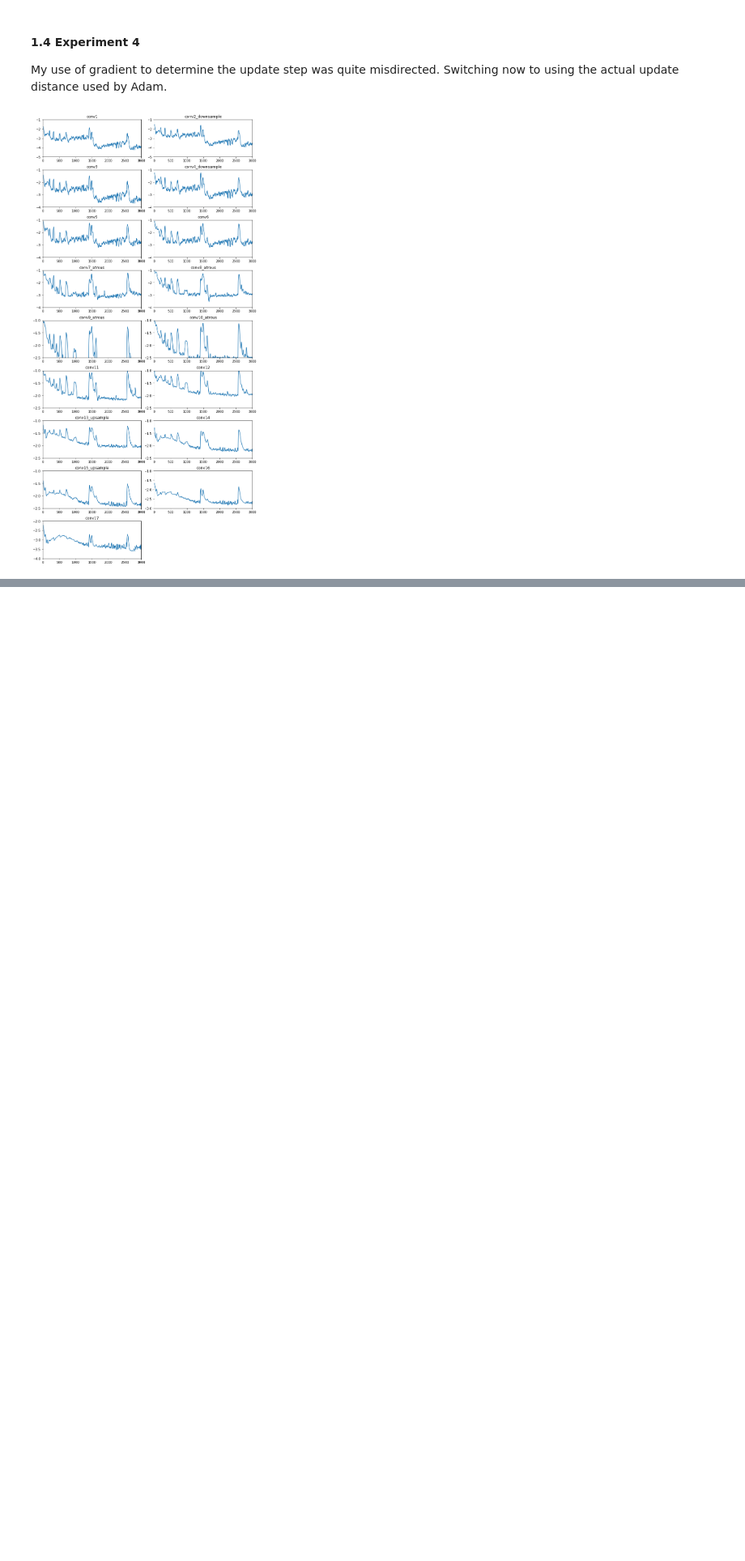
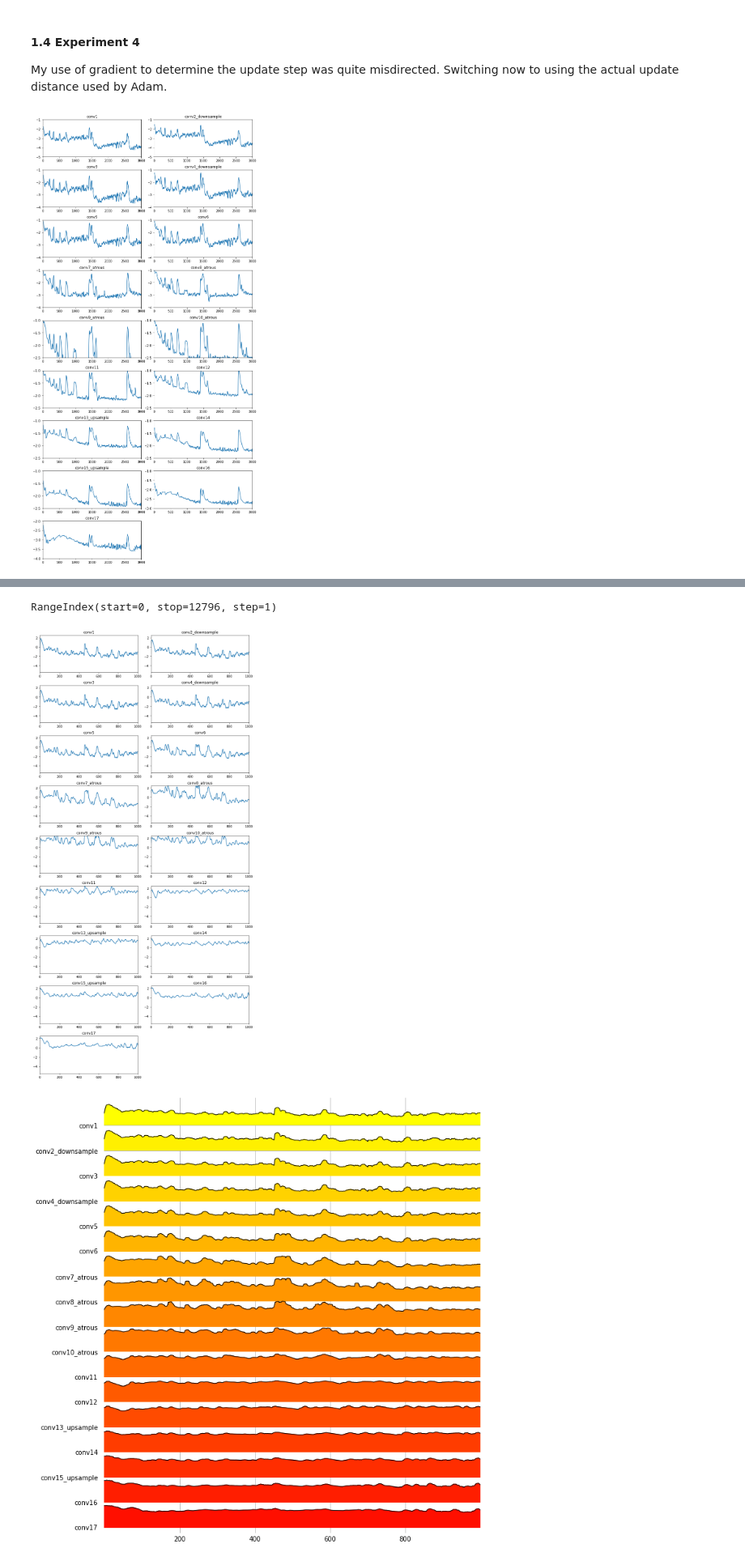
Before and after one commit to kevindoran/dip, a Jupyter notebook: notebooks/dip.ipynb, the cells around one changed output, grey strips where cells are left out. Shown at 81% size. Drawn from its saved outputs; the diff is of its cells as text; code cells hidden in the pictures; blank space fills up the shorter version.

```diff
--- a/notebooks/dip.ipynb
+++ b/notebooks/dip.ipynb
@@ -236,0 +283,26 @@ RangeIndex(start=0, stop=11924, step=1)
+# %%
+df = pd.read_pickle('../data/experiments/1/6/data.dataframe_pickle')
+x_max = df.index.stop
+# Best denoised image is ~400-600.
+x_max = 1000
+display_results3(df, x_max, y_min=-5.5, y_max=2.5, win_size=10)
+
+import joypy
+from matplotlib import cm
+smooth_df = df.rolling(10, center=True, win_type='boxcar', min_periods=1).mean()
+data =  np.log10(smooth_df[df.columns.to_list()[2:]])
+
+print(data.index)
+fig, axes = joypy.joyplot(
+    5.5+data,
+    figsize=(10,10),
+    colormap=cm.autumn_r,
+    linewidth=1,
+    overlap=0.3,
+    grid='both',
+    kind='values',
+    x_range=range(0, x_max))
+# %% [output]
+RangeIndex(start=0, stop=12796, step=1)
+[figure, added]
+[figure, added]
```
Also changed, not shown: parts of 7 cells of this notebook, 7 other files.
